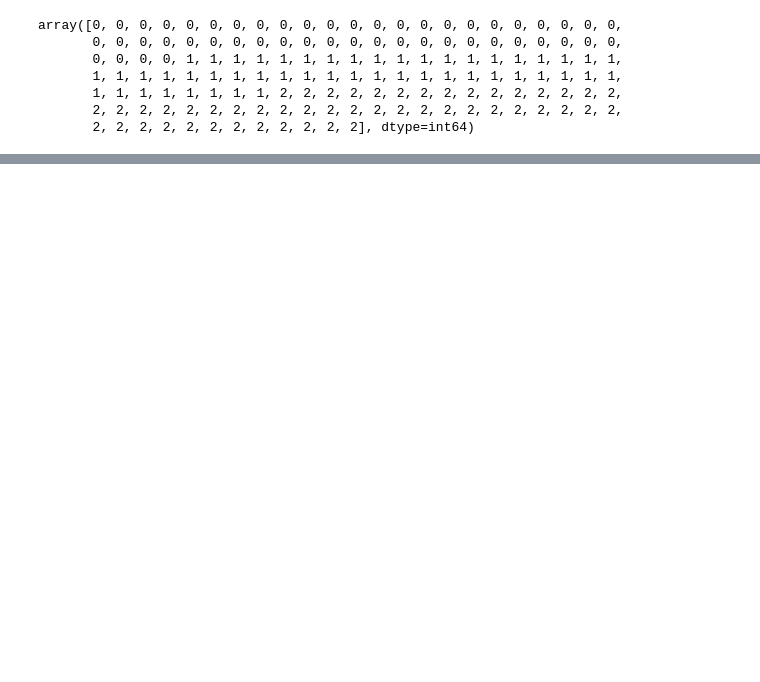
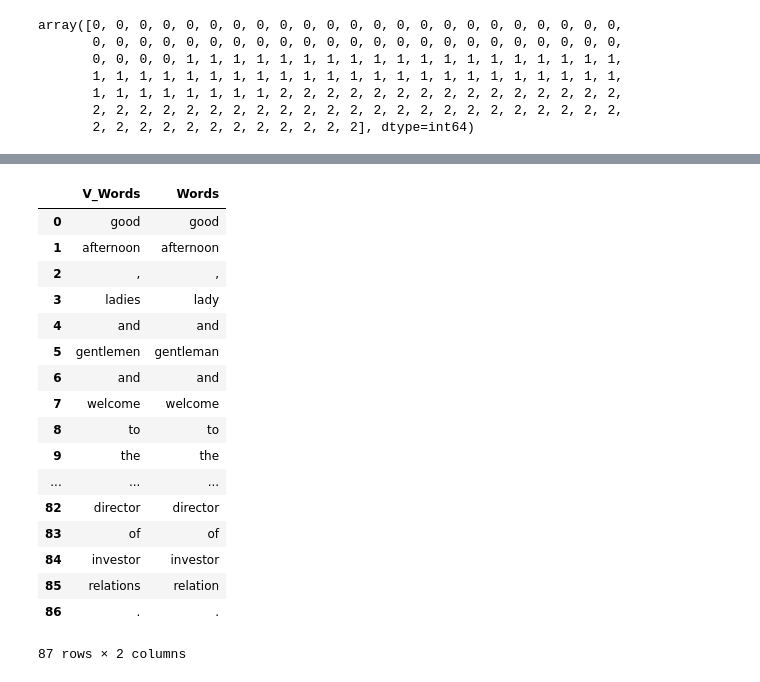
Before and after one commit to minimalgeek/Python, a Jupyter notebook: NLP/SeekingAlpha/Keras Test.ipynb, the cells around one changed output, grey strips where cells are left out. Saved outputs shown, nothing was run; the diff lists cells and outputs as text; code cells hidden in the pictures; blank space fills up the shorter version.

```diff
--- a/NLP/SeekingAlpha/Keras Test.ipynb
+++ b/NLP/SeekingAlpha/Keras Test.ipynb
@@ -58,0 +96,29 @@ array([[ 1.,  0.,  0.],
+# %%
+sentence = u'Good afternoon, ladies and gentlemen and welcome to the Acxiom Fiscal 2017 Third Quarter Earnings Call. At this time, all participants are in a listen-only mode. Later, we will conduct a question-and-answer session, and instructions will be given at that time. [Operator Instructions]. As a reminder, this conference call is being recorded. I would now like to turn the call over to your host, Mrs. Lauren Dillard, Senior Director of Investor Relations.'
+# %%
+v_words = [lemmatizer.lemmatize(t.lower(), 'v') for t in word_tokenize(sentence)]
+# %%
+words = [lemmatizer.lemmatize(t.lower()) for t in word_tokenize(sentence)]
+# %%
+words_sum = np.array([v_words, words])
+# %%
+pd.DataFrame(words_sum.transpose(), columns=['V_Words', 'Words'])
+# %% [output]
+|  | V_Words | Words |
+| 0 | good | good |
+| 1 | afternoon | afternoon |
+| 2 | , | , |
+| 3 | ladies | lady |
+| 4 | and | and |
+| 5 | gentlemen | gentleman |
+| 6 | and | and |
+| 7 | welcome | welcome |
+| 8 | to | to |
+| 9 | the | the |
+| ... | ... | ... |
+| 82 | director | director |
+| 83 | of | of |
+| 84 | investor | investor |
+| 85 | relations | relation |
+| 86 | . | . |
+87 rows × 2 columns
```
Also changed, not shown: parts of 14 cells of this notebook, 2 other files.
